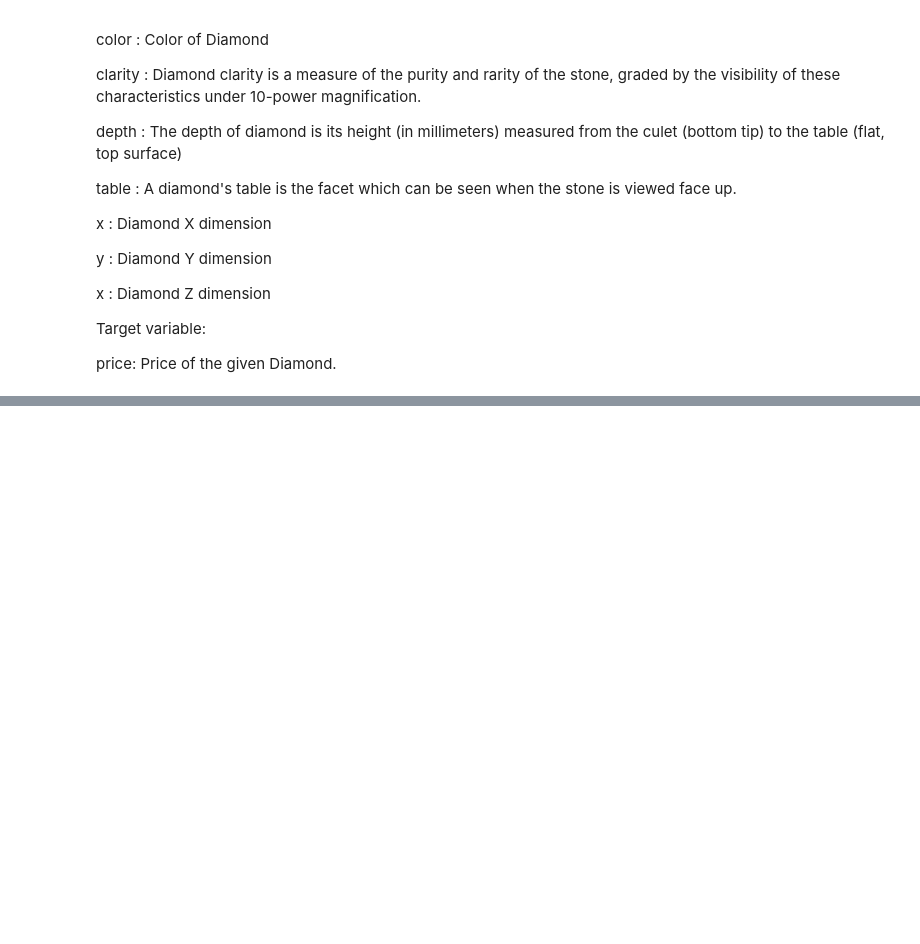
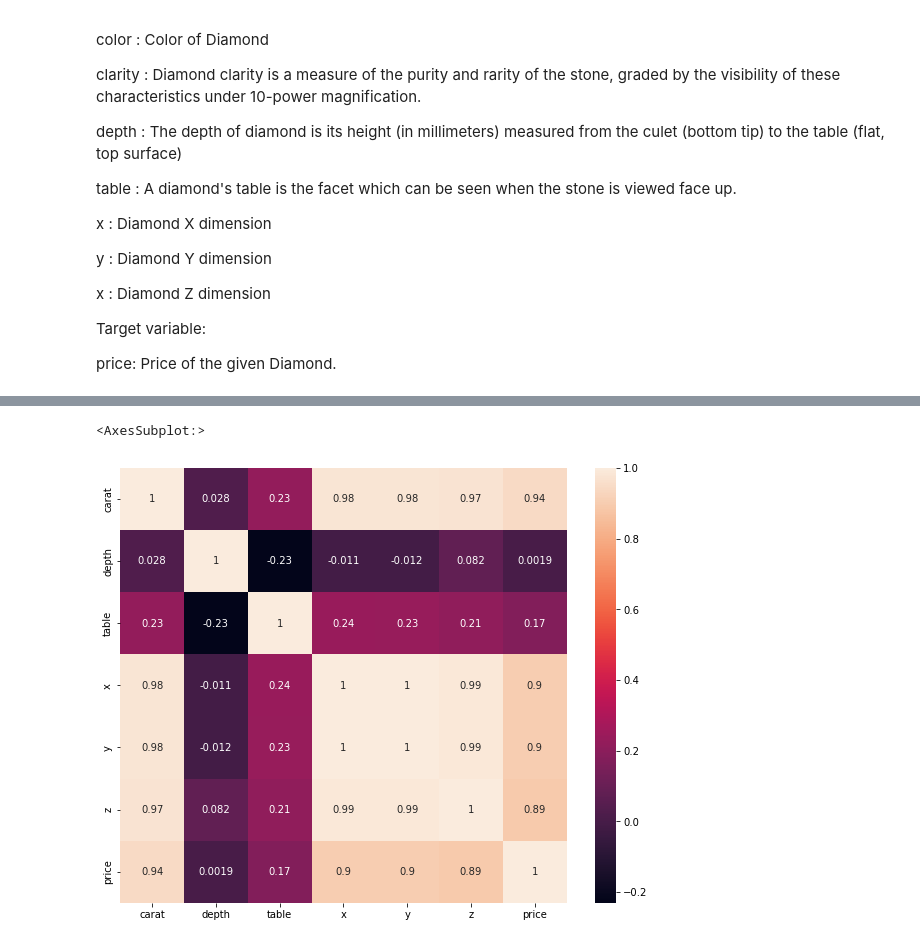
Before and after one commit to raviiai/Diamond_Price_Prediction, a Jupyter notebook: notebook/EDA.ipynb, the cells around one changed output, grey strips where cells are left out. Cells and saved outputs as stored; diff of their text form; code cells hidden in the pictures; blank space fills up the shorter version.

```diff
--- a/notebook/EDA.ipynb
+++ b/notebook/EDA.ipynb
@@ -36,0 +43,3 @@ Error:
+# %%
+# reading the data set
+df = pd.read_csv(r'data/gemstone.csv')
@@ -36,0 +147,3 @@ Error:
+# %%
+#drop id column as it is not at all important
+df.drop(columns=['id'], axis=1, inplace=True)
@@ -36,0 +171,6 @@ Error:
+# %%
+plt.figure(figsize=(10,8))
+sns.heatmap(df.corr(), annot=True)
+# %% [output]
+<AxesSubplot:>
+[figure, added]
```
Also changed, not shown: parts of 31 cells of this notebook.
